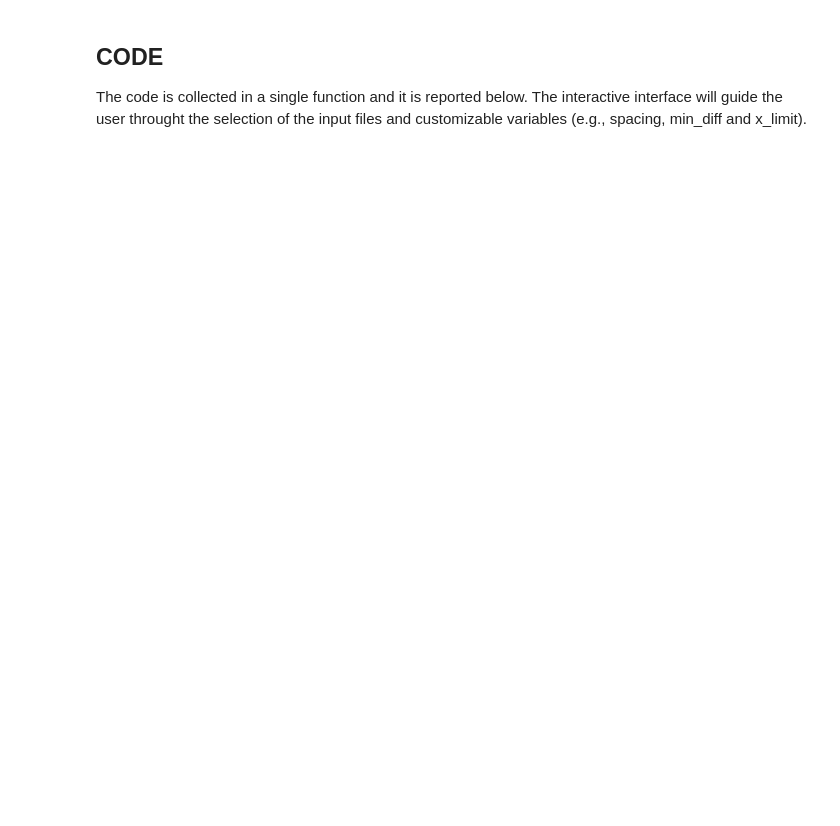
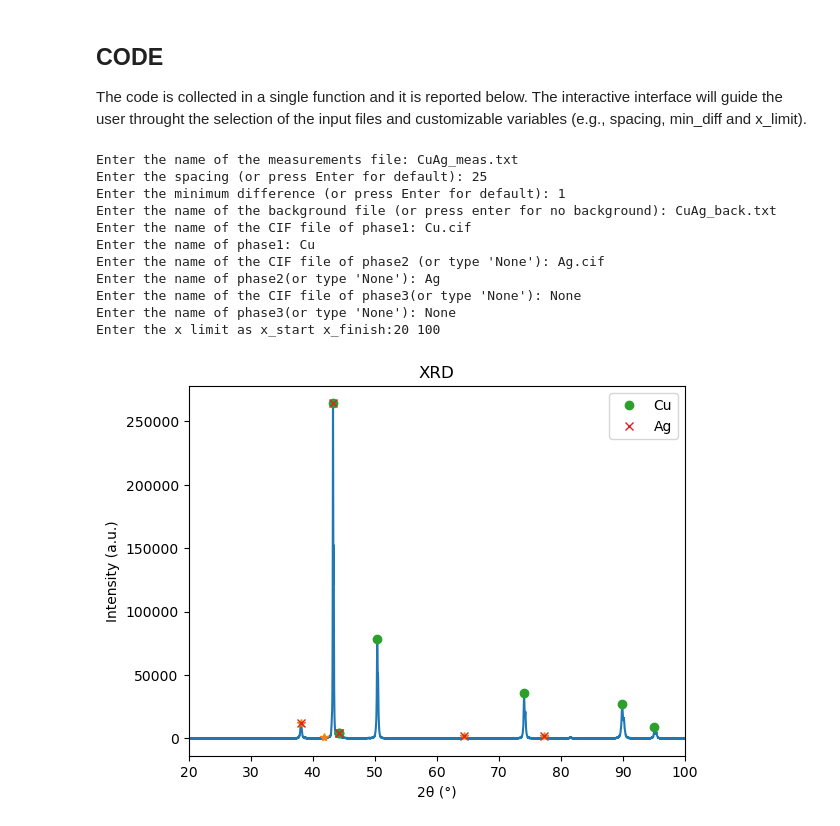
Before and after one commit to GiorgiaLupi/XRD, a Jupyter notebook: Project_notebook.ipynb, the cells around one changed output. Cells and saved outputs as stored; diff of their text form; code cells hidden in the pictures; blank space fills up the shorter version.

```diff
--- a/Project_notebook.ipynb
+++ b/Project_notebook.ipynb
@@ -360,7 +415,7 @@ Please note that the pymatgen library needs to be installed before running this
 The code is collected in a single function and it is reported below. The interactive interface will guide the user throught the selection of the input files and customizable variables (e.g., spacing, min_diff and x_limit).
 # %%
 def xrdpeaks(filename, spacing= None, min_diff=1, background=None, reference1=None, name1=None, reference2=None, name2=None, reference3=None, name3=None, x_limit=None):
-    # whenCualling this function you need to define two outputs (e.g. out1, out2 = xrdpeaks(...))
+    # whenCalling this function you need to define two outputs (e.g. out1, out2 = xrdpeaks(...))
     # while the arguments of the function must be, in order, the name of the file containing XRD data,
     # an integer number defining how spaced (in terms of array index) two peaks must be distant (at least) to be defined as such
     # another number to define the minimum height for a peak (with respect to the neighbouring minimum) to be difined as such
@@ -370,28 +425,30 @@ def xrdpeaks(filename, spacing= None, min_diff=1, background=None, reference1=No
     if filename[-3:] == 'txt':
         with open(filename, 'r') as file:
             lines = file.readlines()
-
-            data_lines = lines[2:]
             x = []
             y = []
-            for line in data_lines:
-                values = line.strip().split()
-                x.append(float(values[0]))
-                y.append(float(values[1]))
+            for line in lines:
+                try:
+                  values = line.strip().split()
+                  x.append(float(values[0]))
+                  y.append(float(values[1]))
+                except ValueError:
+                  pass
 
-        angle = np.array(x) #transform the XRD angles from list to array
+            angle = np.array(x)
     elif filename[-3:] == 'csv':
-            with open(filename, 'r') as file_csv:
-                csv_reader = csv.reader(file_csv)
-                x = []
-                y = []
-                for row in csv_reader:
-                        try:
-                            x.append(float(row[0].replace(',', '.')))
-                            y.append(float(row[1].replace(',', '.')))
-                        except ValueError:
-                            pass
-                angle = np.array(x) #transform the XRD angles from list to array
+        with open(filename, 'r') as file_csv:
+            csv_reader = csv.reader(file_csv)
+            x = []
+            y = []
+            for row in csv_reader:
+                    try:
+                        x.append(float(row[0].replace(',', '.')))
+                        y.append(float(row[1].replace(',', '.')))
+                    except ValueError:
+                        pass
+                    angle = np.array(x)
+
 
     if spacing is None:
         spacing = int((angle.shape[0])/25)
@@ -514,30 +571,43 @@ def xrdpeaks(filename, spacing= None, min_diff=1, background=None, reference1=No
     intensity_label = np.array(["Intensity [a.u.]:"], dtype=object)
     inttoprint = np.concatenate((intensity_label,peaksint))
     max_length = max(len(angletoprint), len(inttoprint)) #determines the maximum size of the elements to print
 
     for ang, inten in zip_longest(angletoprint, inttoprint, fillvalue=""): #this for loop allows to print the pairs of values in two different columns
         ang_str = str(ang)
         int_str = str(inten)
         print(f"{ang_str:<15s} {int_str}")
 
     return peaksang, peaksint
 
 # Calling the function and defining inputs
 
 filename = input("Enter the name of the measurements file: ")
 spacing = input("Enter the spacing (or press Enter for default): ")
 min_diff = input("Enter the minimum difference (or press Enter for default): ")
 background = input("Enter the name of the background file (or press enter for no background): ")
 reference1= input("Enter the name of the CIF file of phase1: ")
 name1= input("Enter the name of phase1: ")
 reference2= input("Enter the name of the CIF file of phase2 (or type 'None'): ")
 name2= input("Enter the name of phase2(or type 'None'): ")
 reference3= input("Enter the name of the CIF file of phase3(or type 'None'): ")
 name3= input("Enter the name of phase3(or type 'None'): ")
 x_limit= (input("Enter the x limit as x_start x_finish:"))
 
 spacing = int(spacing) if spacing else None
 min_diff = float(min_diff) if min_diff else 1
 
 
 peaksang, peaksint = xrdpeaks(filename, spacing, min_diff, background, reference1, name1, reference2, name2, reference3, name3, x_limit)
+# %% [output]
+Enter the name of the measurements file: CuAg_meas.txt
+Enter the spacing (or press Enter for default): 25
+Enter the minimum difference (or press Enter for default): 1
+Enter the name of the background file (or press enter for no background): CuAg_back.txt
+Enter the name of the CIF file of phase1: Cu.cif
+Enter the name of phase1: Cu
+Enter the name of the CIF file of phase2 (or type 'None'): Ag.cif
+Enter the name of phase2(or type 'None'): Ag
+Enter the name of the CIF file of phase3(or type 'None'): None
+Enter the name of phase3(or type 'None'): None
+Enter the x limit as x_start x_finish:20 100
+[figure, added]
```
Also changed, not shown: parts of 6 cells of this notebook, 1 other file.
